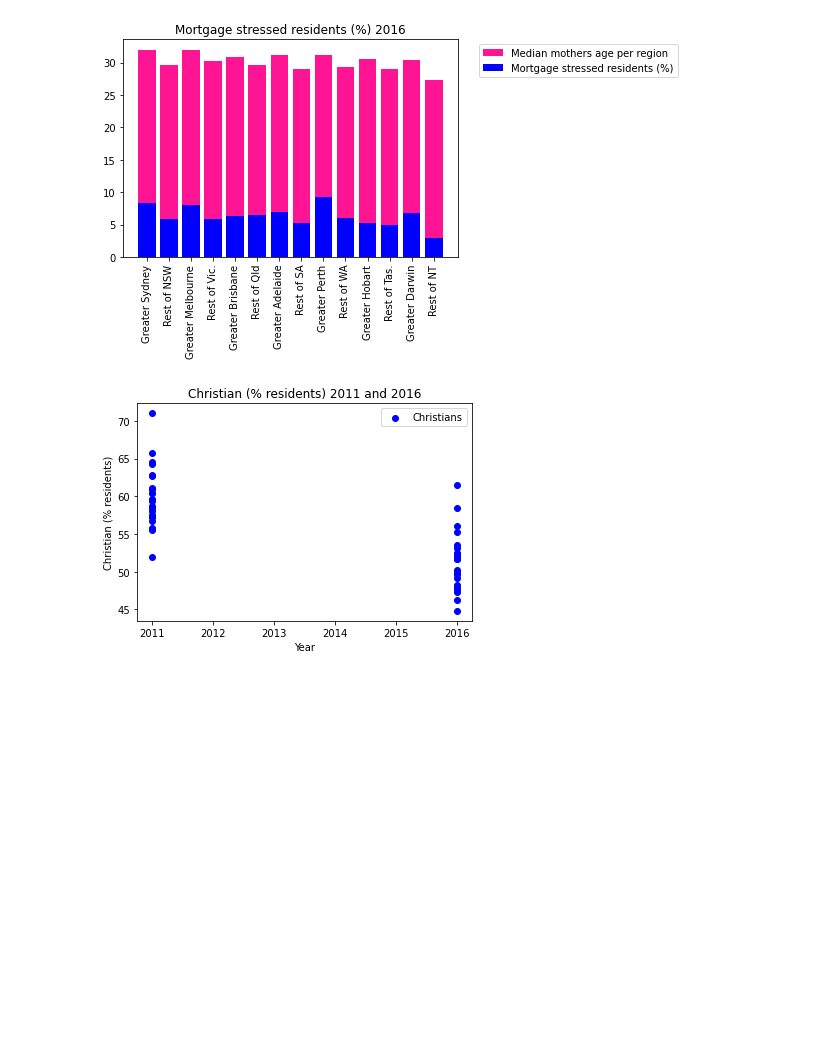
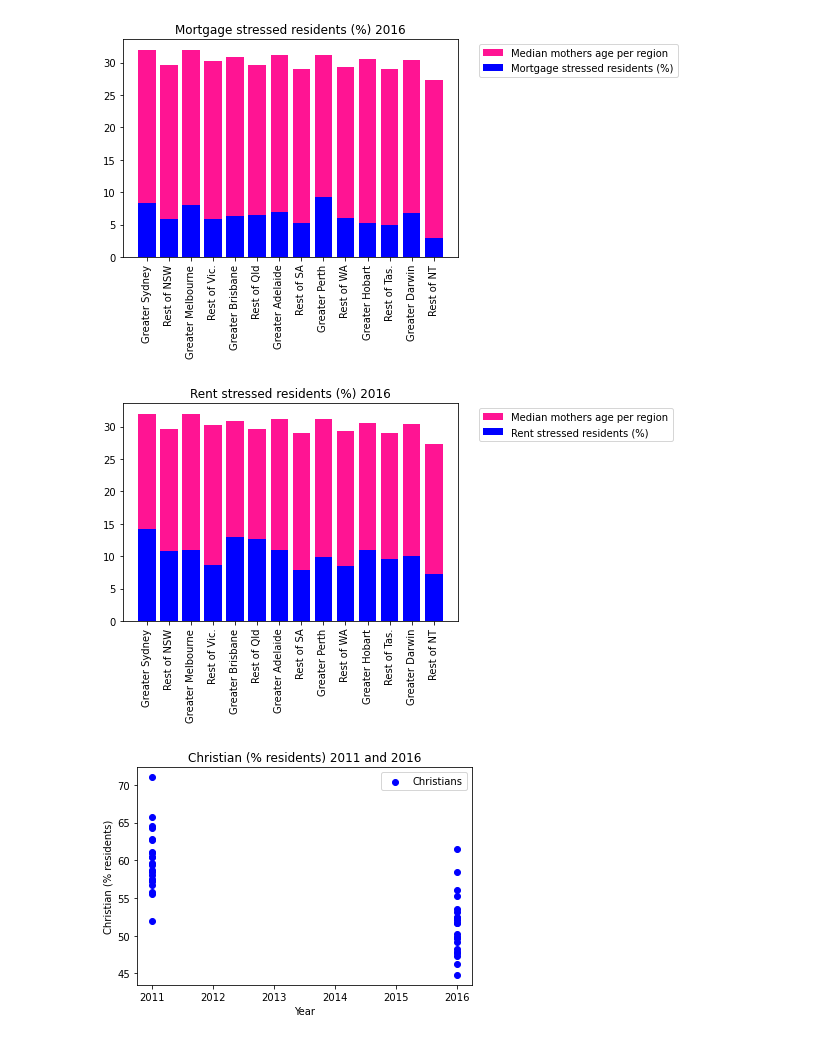
Before and after one commit to NathanJPotter/Team-Project-1, a Jupyter notebook: Project 1.ipynb, the cells around one changed output. Saved outputs shown, nothing was run; the diff lists cells and outputs as text; code cells hidden in the pictures; blank space fills up the shorter version.

Commit message:
Graphs saved

```diff
--- a/Project 1.ipynb
+++ b/Project 1.ipynb
@@ -454,5 +507,19 @@ plt.legend(bbox_to_anchor=(1.05, 1.0), loc = 'best');
 # %% [output]
 [figure]
+# %%
+# plot rent stress data
+plt.bar(city_regional_2016_df["Region"], city_regional_2016_df["Median age of mother"], color = 'deeppink', label = "Median mothers age per region")
+plt.bar(city_regional_2016_df["Region"], city_regional_2016_df["Rent stressed residents (%)"], color = 'b', label = "Rent stressed residents (%)")
+
+plt.title("Rent stressed residents (%) 2016")
+# plt.xlabel("Region")
+plt.xticks(rotation = 90)
+# plt.ylabel("Bachelors (% residents)")
+plt.legend(bbox_to_anchor=(1.05, 1.0), loc = 'best');
+# plt.show()
+plt.savefig('social_factor_graphs/rent_stress.png')
+# %% [output]
+[figure, added]
 # %%
 # plot christian_data
 plt.scatter(christian_data["Year"], christian_data["Christian (% residents)"], color = 'b', label = "Christians")
```
Also changed, not shown: parts of 7 cells of this notebook, 5 other files.
